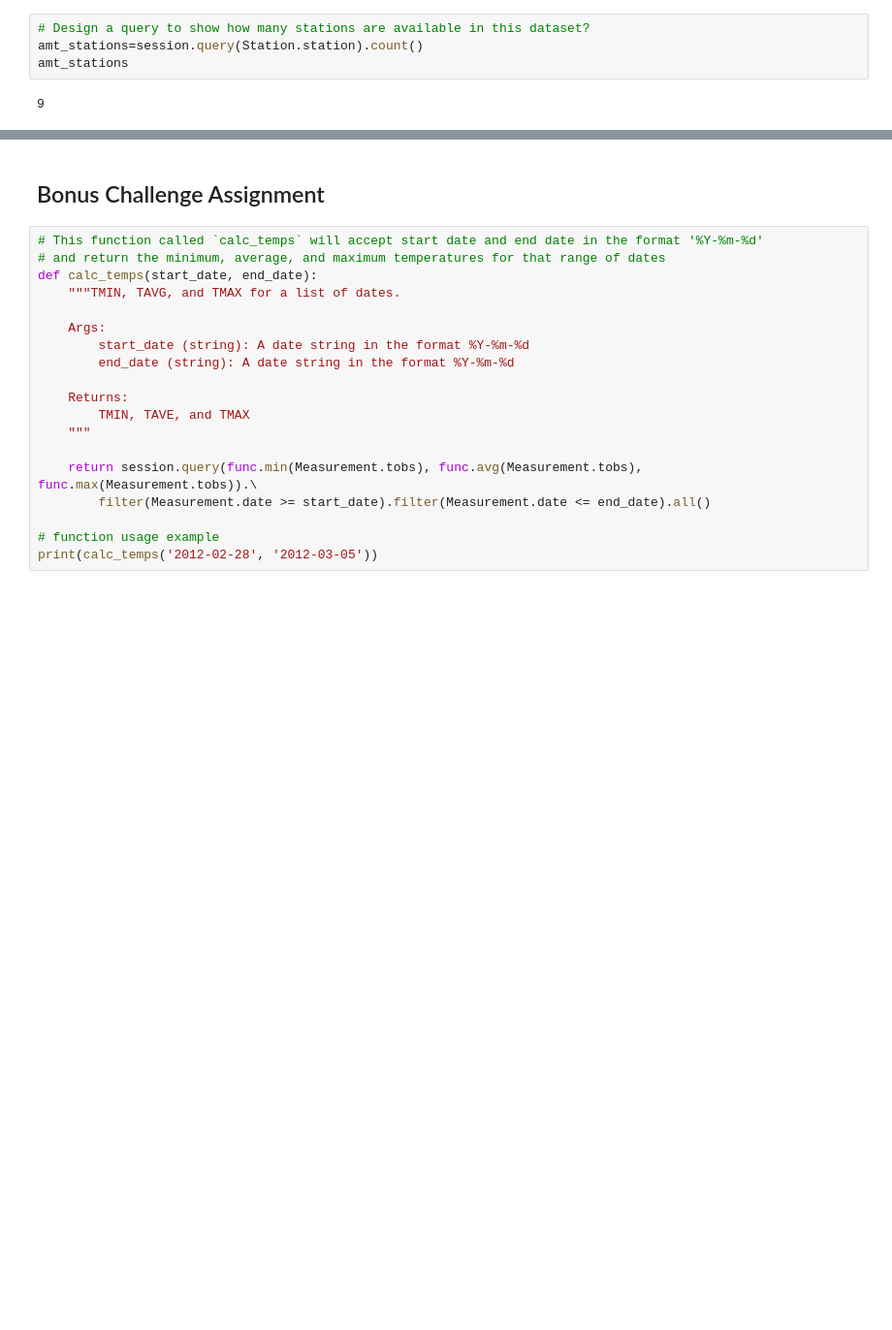
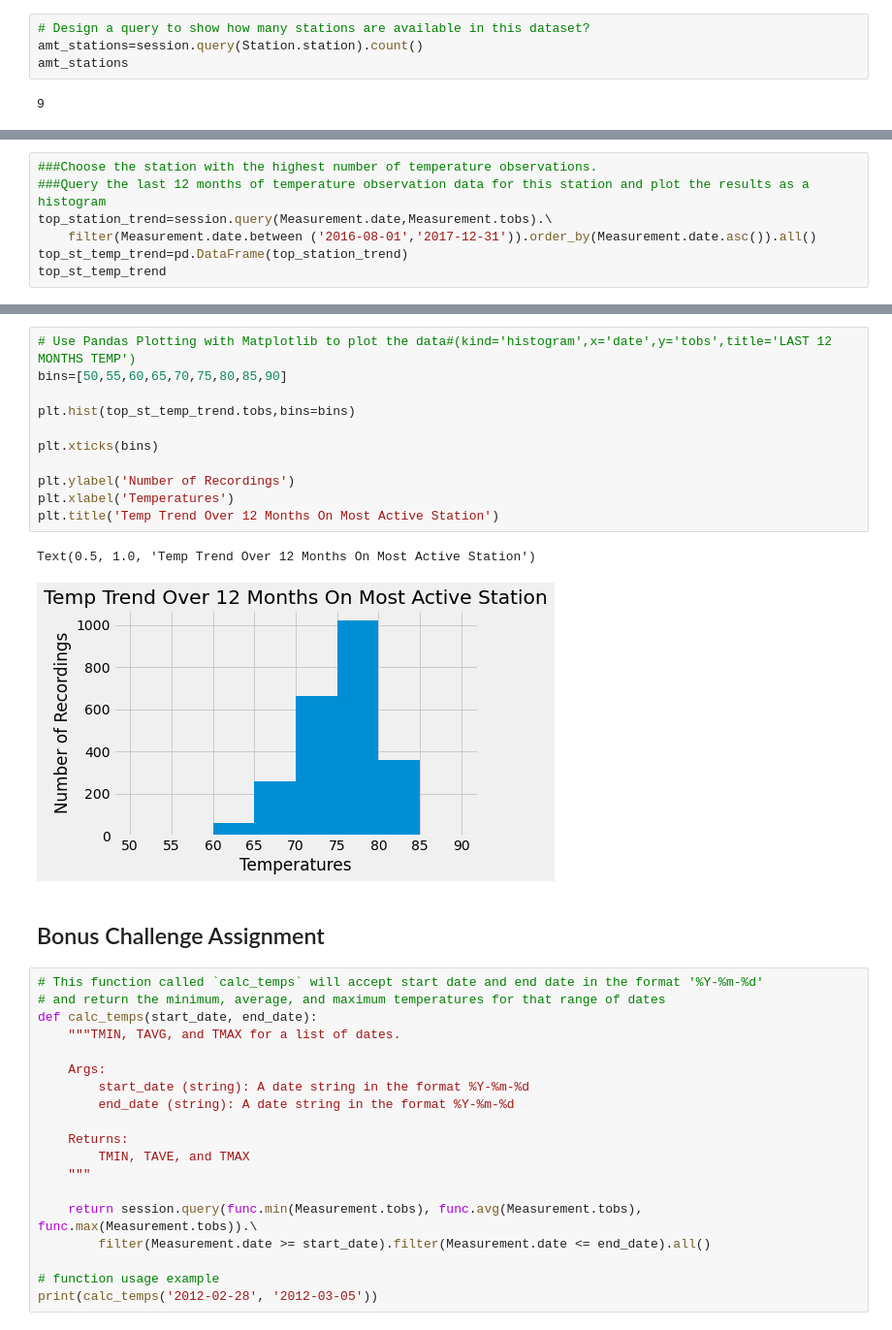
Before and after one commit to jamesa820/sqlalchemy-challenge, a Jupyter notebook: Instructions/climate_starter.ipynb, the cells around one changed output, grey strips where cells are left out. Shown: that part at 97% size. Saved outputs shown, nothing was run; the diff lists cells and outputs as text; blank space fills up the shorter version.

```diff
--- a/Instructions/climate_starter.ipynb
+++ b/Instructions/climate_starter.ipynb
@@ -128,0 +133,7 @@ KeyError: 'station'
+# %%
+###Choose the station with the highest number of temperature observations.
+###Query the last 12 months of temperature observation data for this station and plot the results as a histogram
+top_station_trend=session.query(Measurement.date,Measurement.tobs).\
+    filter(Measurement.date.between ('2016-08-01','2017-12-31')).order_by(Measurement.date.asc()).all()
+top_st_temp_trend=pd.DataFrame(top_station_trend)
+top_st_temp_trend
@@ -129,3 +154,17 @@ KeyError: 'station'
+# %%
+# Use Pandas Plotting with Matplotlib to plot the data#(kind='histogram',x='date',y='tobs',title='LAST 12 MONTHS TEMP')
+bins=[50,55,60,65,70,75,80,85,90]
+
+plt.hist(top_st_temp_trend.tobs,bins=bins)
+
+plt.xticks(bins)
+
+plt.ylabel('Number of Recordings')
+plt.xlabel('Temperatures')
+plt.title('Temp Trend Over 12 Months On Most Active Station')
+# %% [output]
+Text(0.5, 1.0, 'Temp Trend Over 12 Months On Most Active Station')
+[figure, added]
 # %% [markdown]
 ## Bonus Challenge Assignment
 # %%
```
Also changed, not shown: parts of 7 cells of this notebook.
